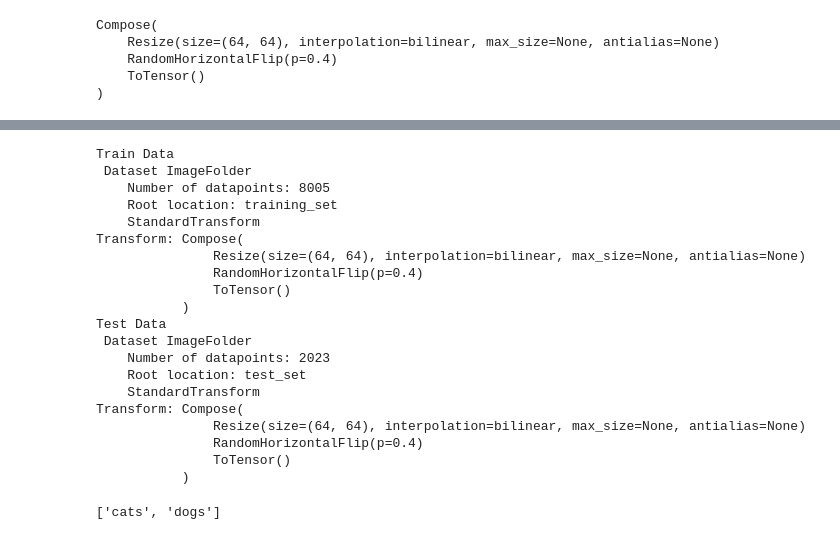
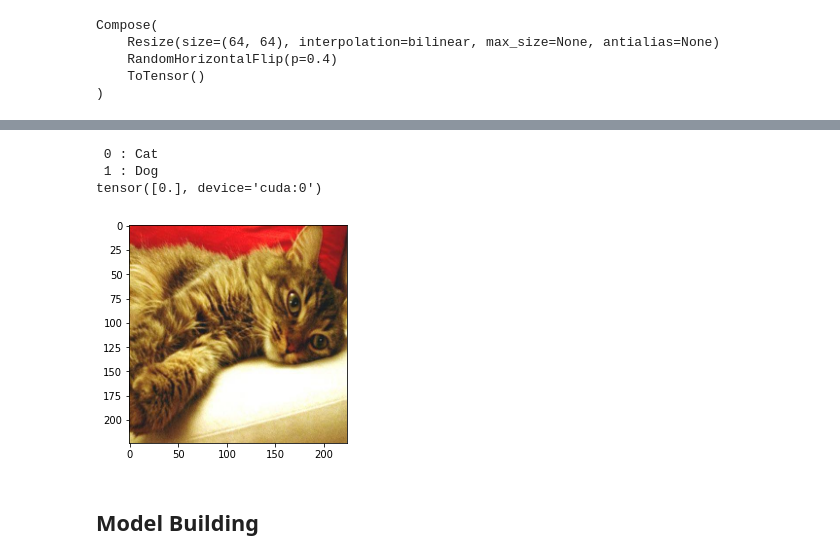
Before and after one commit to Hrithik2212/CNN-Cat-And-Dog-Classification-with-PyTorch-, a Jupyter notebook: 00_Image_Classification.ipynb, the cells around one changed output, grey strips where cells are left out. Cells and saved outputs as stored; diff of their text form; code cells hidden in the pictures.

```diff
--- a/00_Image_Classification.ipynb
+++ b/00_Image_Classification.ipynb
@@ -124,38 +162,32 @@ plot_transformed_images(image_path_list,
-# %%
-train_dir = 'training_set'
-test_dir = 'test_set'
-train_data = datasets.ImageFolder(root = train_dir,
-                                  transform = data_transform,
-                                  target_transform=None)
-
-test_data = datasets.ImageFolder(root = test_dir,
-                                 transform = data_transform,)
-
-print(f'Train Data \n {train_data}')
-print(f'Test Data \n {test_data}')
-# %% [output]
-Train Data
- Dataset ImageFolder
-    Number of datapoints: 8005
-    Root location: training_set
-    StandardTransform
-Transform: Compose(
-               Resize(size=(64, 64), interpolation=bilinear, max_size=None, antialias=None)
-               RandomHorizontalFlip(p=0.4)
-               ToTensor()
-           )
-Test Data
- Dataset ImageFolder
-    Number of datapoints: 2023
-    Root location: test_set
-    StandardTransform
-Transform: Compose(
-               Resize(size=(64, 64), interpolation=bilinear, max_size=None, antialias=None)
-               RandomHorizontalFlip(p=0.4)
-               ToTensor()
-           )
-# %%
-class_names = train_data.classes
-class_names
-# %% [output]
-['cats', 'dogs']
+# %%
+train_dir = 'training_set/training_set'
+test_dir = 'test_set/test_set'
+class cat_dogs_ds(Dataset):
+    def __init__(self,folder):
+        cats = glob(folder+'/cats/*.jpg')
+        dogs = glob(folder+'/dogs/*.jpg')
+        self.fpaths = cats + dogs
+        from random import shuffle, seed; seed(10);
+        shuffle(self.fpaths)
+        self.target = [fpath.split('/')[-1].startswith('dog') for fpath in self.fpaths] # dog = 1 , cat = 0
+
+    def __len__(self):
+        return len(self.fpaths)
+
+    def __getitem__(self , ix ):
+        fp = self.fpaths[ix]
+        target = self.target[ix]
+        im = cv.imread(fp)[:,:,::-1]
+        im = cv.resize(im , (224,224))
+        return torch.tensor(im/255).permute(2,0,1).to(device).float(),torch.tensor([target]).float().to(device)
+# %%
+data = cat_dogs_ds(train_dir)
+im , label = data[112]
+plt.imshow(im.permute(1,2,0).cpu())
+print (f' 0 : Cat\n 1 : Dog')
+print(label)
+# %% [output]
+ 0 : Cat
+ 1 : Dog
+tensor([0.], device='cuda:0')
+[figure, added]
@@ -161,0 +196,2 @@ class_names
+# %% [markdown]
+## Model Building
```
Also changed, not shown: parts of 25 cells of this notebook.
